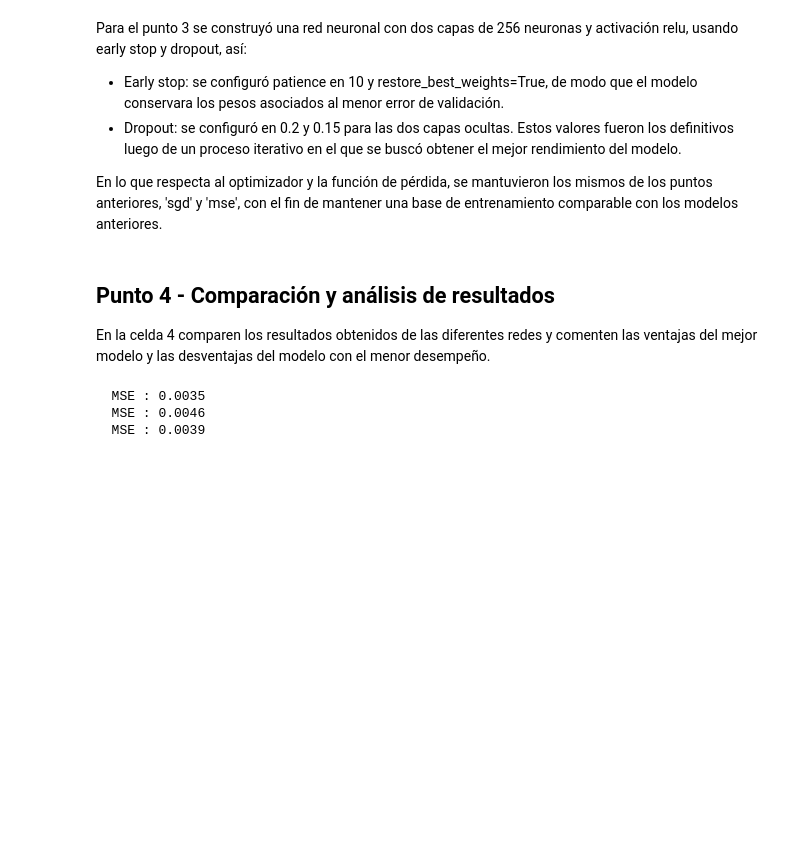
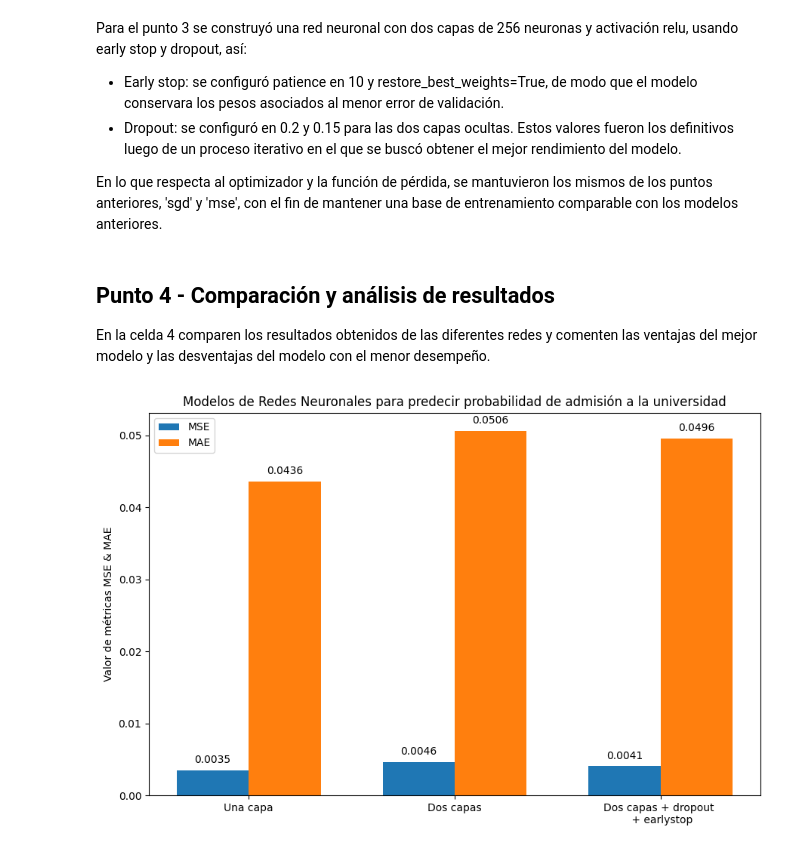
Before and after one commit to jairocruzhdez/MIAD_ML_NLP_JC, a Jupyter notebook: Semana 6/S6TC1-Redes_Neuronales.ipynb, the cells around one changed output. Cells and saved outputs as stored; diff of their text form; code cells hidden in the pictures; blank space fills up the shorter version.

```diff
--- a/Semana 6/S6TC1-Redes_Neuronales.ipynb
+++ b/Semana 6/S6TC1-Redes_Neuronales.ipynb
@@ -298,12 +298,54 @@ En lo que respecta al optimizador y la función de pérdida, se mantuvieron  los
 ## Punto 4 - Comparación y análisis de resultados
 
 En la celda 4 comparen los resultados obtenidos de las diferentes redes y comenten las ventajas del mejor modelo y las desventajas del modelo con el menor desempeño.
-# %%
-# Celda 4
-print(f"  MSE : {mse:.4f}")
-print(f"  MSE : {mse2:.4f}")
-print(f"  MSE : {mse3:.4f}")
-# %% [output]
-  MSE : 0.0035
-  MSE : 0.0046
-  MSE : 0.0039
+# %%
+# Celda 4
+
+models = [
+    "Una capa",
+    "Dos capas",
+    "Dos capas + dropout \n + earlystop"
+]
+
+mse_ = [mse, mse2, mse3]
+mae_ = [mae, mae2, mae3]
+
+# Posiciones en eje x
+x = np.arange(len(models))
+width = 0.35
+
+# Crear gráfico
+plt.figure(figsize=(9, 6))
+
+bars_mse = plt.bar(x - width/2, mse_, width, label="MSE")
+bars_mae = plt.bar(x + width/2, mae_, width, label="MAE")
+
+# Etiquetas
+plt.title("Modelos de Redes Neuronales para predecir probabilidad de admisión a la universidad")
+plt.ylabel("Valor de métricas MSE & MAE")
+plt.xticks(x, models)
+plt.legend()
+
+# Agregar valores encima de cada barra
+for bar in bars_mse:
+    height = bar.get_height()
+    plt.text(
+        bar.get_x() + bar.get_width()/2,
+        height + max(mse_ + mae_) * 0.02,
+        f"{height:.4f}",
+        ha="center"
+    )
+
+for bar in bars_mae:
+    height = bar.get_height()
+    plt.text(
+        bar.get_x() + bar.get_width()/2,
+        height + max(mse_ + mae_) * 0.02,
+        f"{height:.4f}",
+        ha="center"
+    )
+
+plt.tight_layout()
+plt.show()
+# %% [output]
+[figure, added]
```
Also changed, not shown: parts of 1 cell of this notebook.
